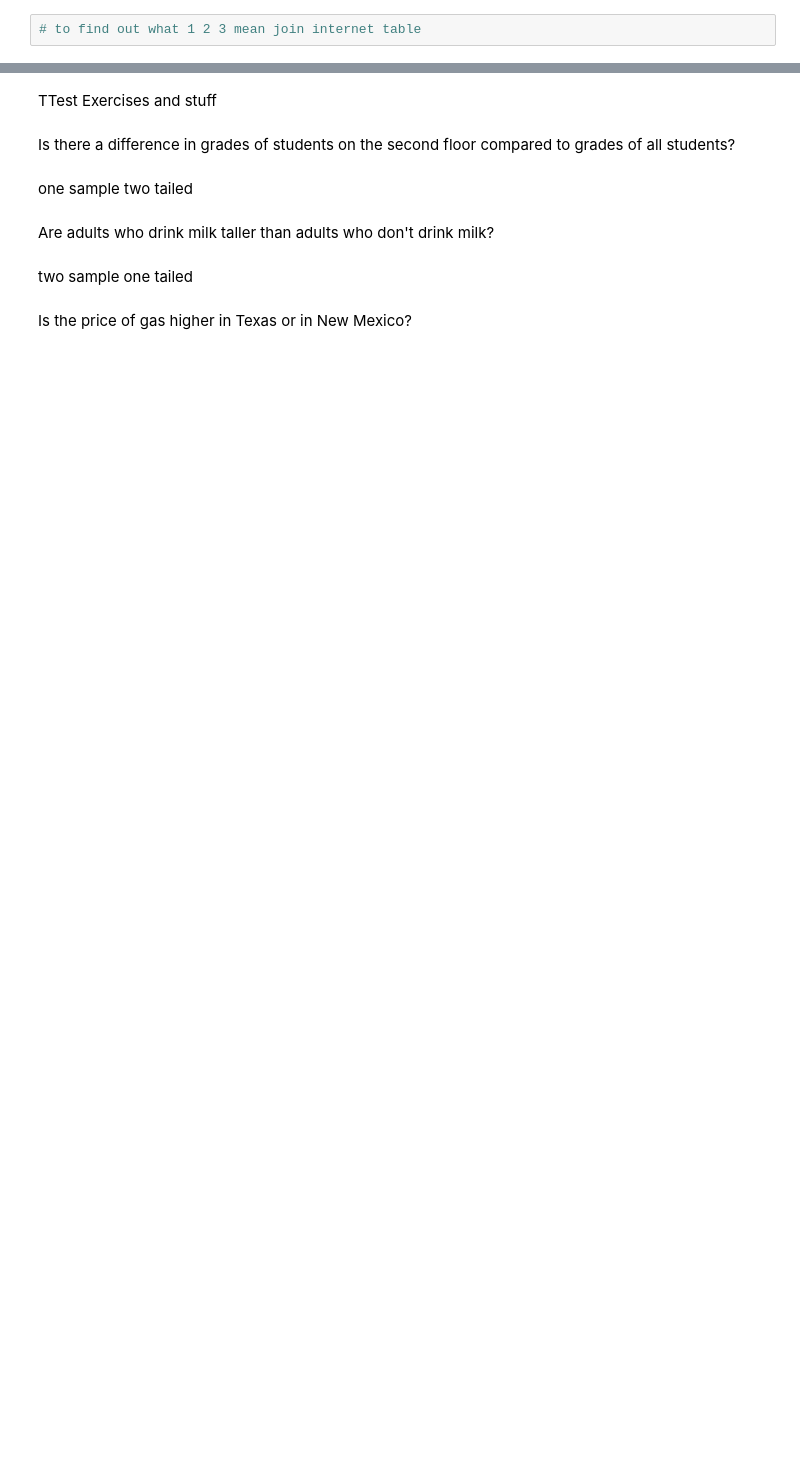
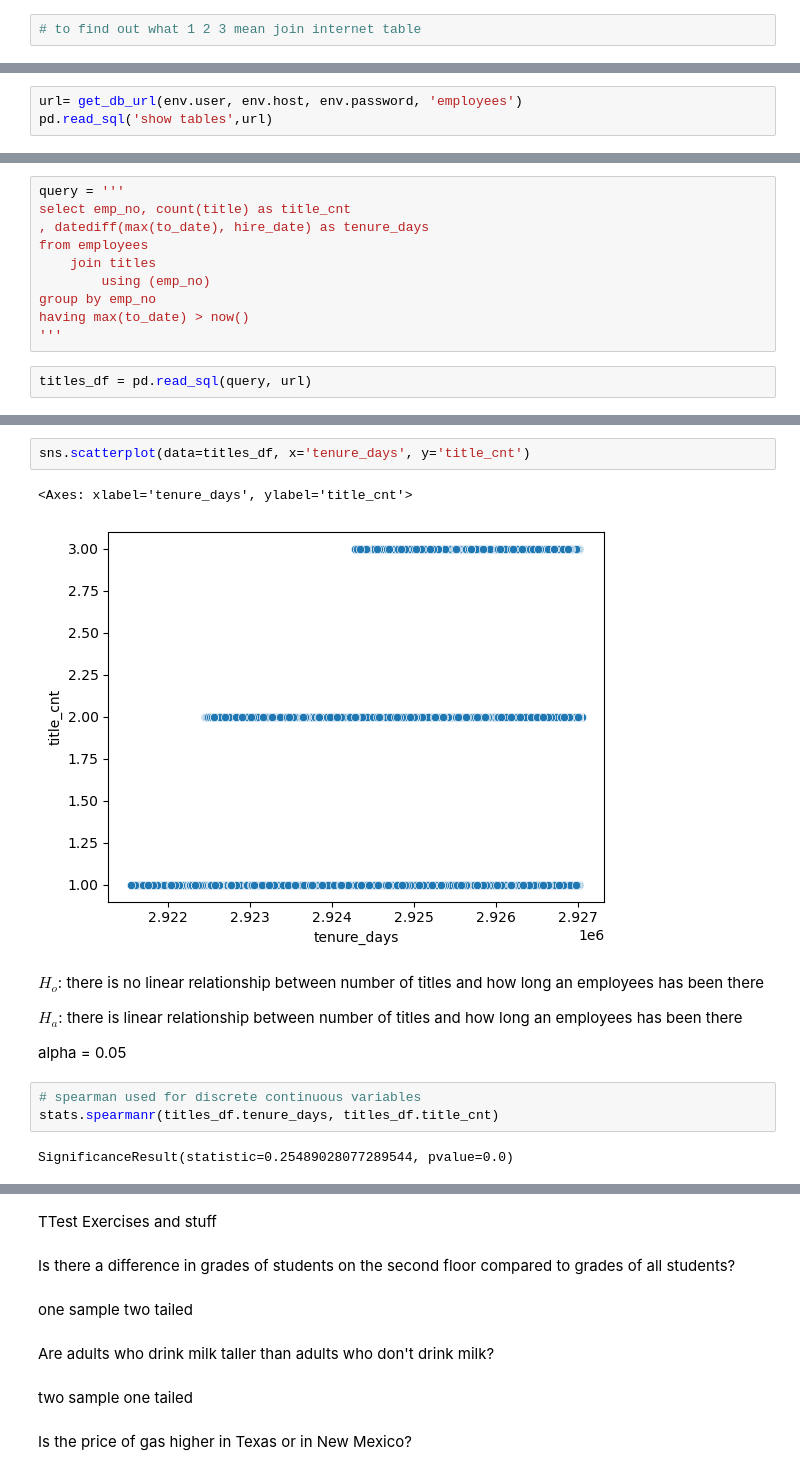
Before and after one commit to Alantheus-Thompson/stats, a Jupyter notebook: hypothesis_testing.ipynb, the cells around one changed output, grey strips where cells are left out. Saved outputs shown, nothing was run; the diff lists cells and outputs as text; blank space fills up the shorter version.

```diff
--- a/hypothesis_testing.ipynb
+++ b/hypothesis_testing.ipynb
@@ -466,0 +496,3 @@ ValueError: Could not interpret value `internet_service_type` for parameter `hue
+# %%
+url= get_db_url(env.user, env.host, env.password, 'employees')
+pd.read_sql('show tables',url)
@@ -466,0 +596,12 @@ ValueError: Could not interpret value `internet_service_type` for parameter `hue
+# %%
+query = '''
+select emp_no, count(title) as title_cnt
+, datediff(max(to_date), hire_date) as tenure_days
+from employees
+	join titles
+		using (emp_no)
+group by emp_no
+having max(to_date) > now()
+'''
+# %%
+titles_df = pd.read_sql(query, url)
@@ -466,0 +625,17 @@ ValueError: Could not interpret value `internet_service_type` for parameter `hue
+# %%
+sns.scatterplot(data=titles_df, x='tenure_days', y='title_cnt')
+# %% [output]
+<Axes: xlabel='tenure_days', ylabel='title_cnt'>
+[figure, added]
+# %% [markdown]
+
+$H_o$: there is no linear relationship between number of titles and how long an employees has been there
+
+$H_a$: there is linear relationship between number of titles and how long an employees has been there
+
+alpha = 0.05
+# %%
+# spearman used for discrete continuous variables
+stats.spearmanr(titles_df.tenure_days, titles_df.title_cnt)
+# %% [output]
+SignificanceResult(statistic=0.25489028077289544, pvalue=0.0)
```
Also changed, not shown: parts of 94 cells of this notebook.
